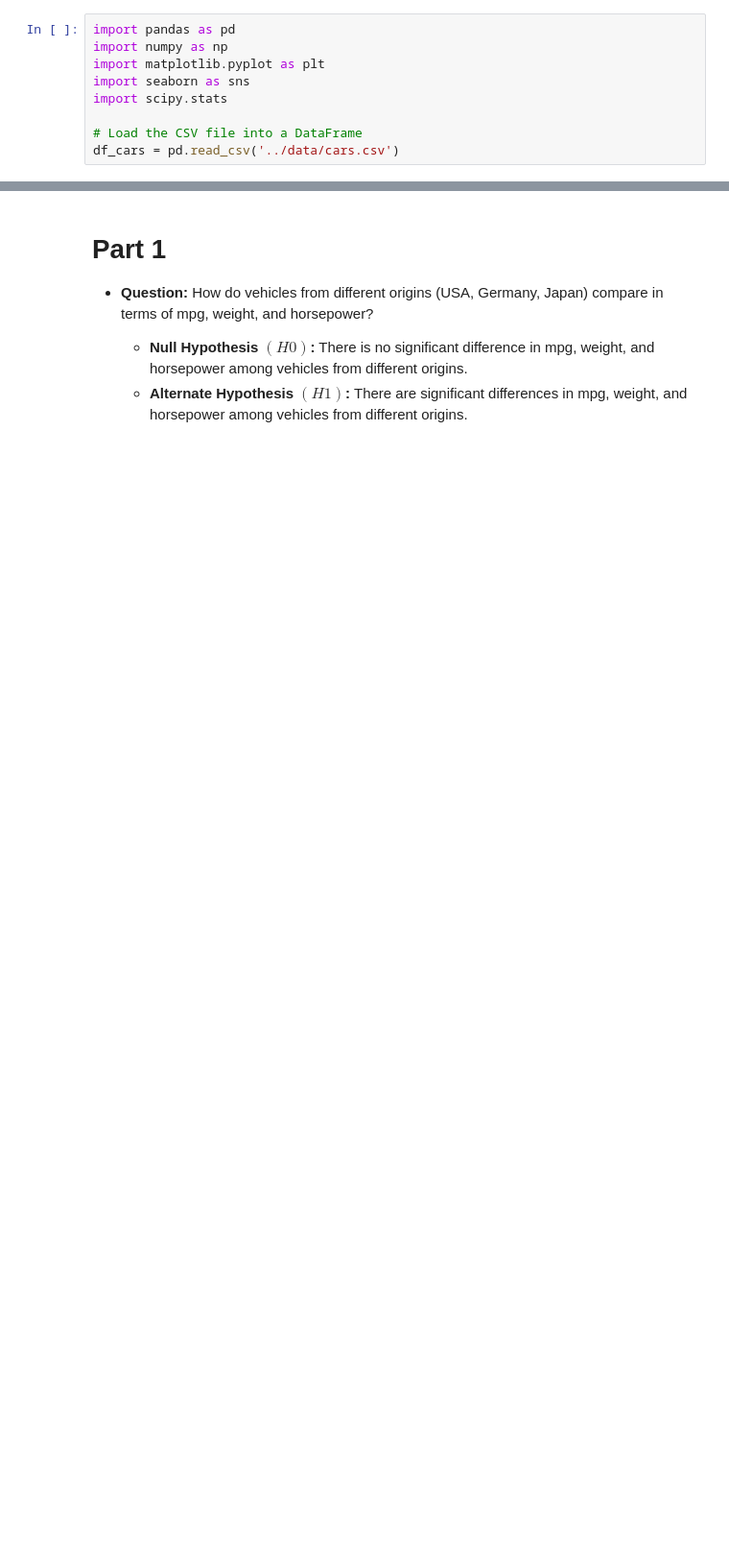
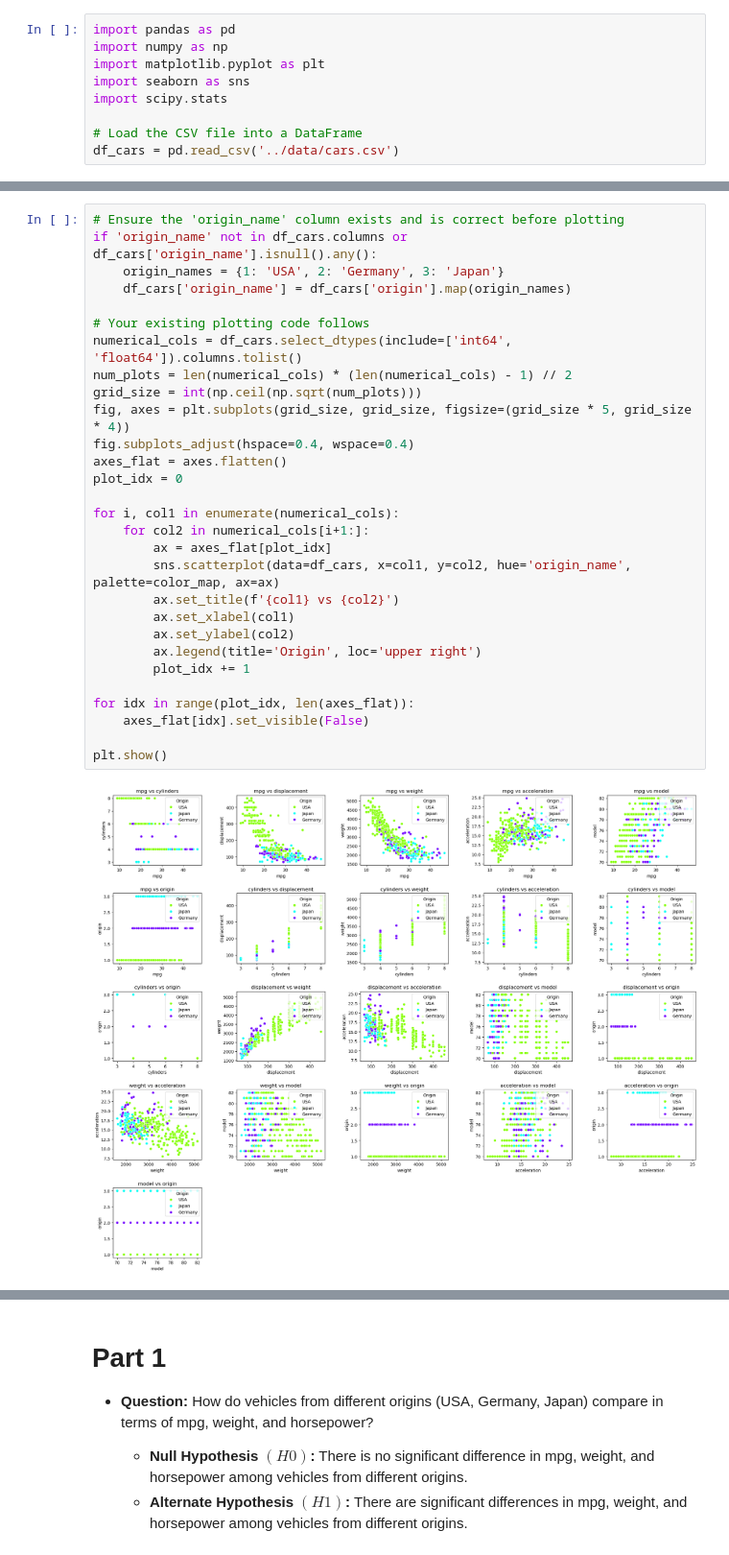
Before and after one commit to invinciblesk/car_statistical_hypothesis_testing, a Jupyter notebook: notebook/car_stats_hypo_test.ipynb, the cells around one changed output, grey strips where cells are left out. Shown at 96% size. Saved outputs shown, nothing was run; the diff lists cells and outputs as text; blank space fills up the shorter version.

Commit message:
Redid plots, changed to subplots

```diff
--- a/notebook/car_stats_hypo_test.ipynb
+++ b/notebook/car_stats_hypo_test.ipynb
@@ -53,0 +22,31 @@ for col1 in numerical_cols:
+# %%
+# Ensure the 'origin_name' column exists and is correct before plotting
+if 'origin_name' not in df_cars.columns or df_cars['origin_name'].isnull().any():
+    origin_names = {1: 'USA', 2: 'Germany', 3: 'Japan'}
+    df_cars['origin_name'] = df_cars['origin'].map(origin_names)
+
+# Your existing plotting code follows
+numerical_cols = df_cars.select_dtypes(include=['int64', 'float64']).columns.tolist()
+num_plots = len(numerical_cols) * (len(numerical_cols) - 1) // 2
+grid_size = int(np.ceil(np.sqrt(num_plots)))
+fig, axes = plt.subplots(grid_size, grid_size, figsize=(grid_size * 5, grid_size * 4))
+fig.subplots_adjust(hspace=0.4, wspace=0.4)
+axes_flat = axes.flatten()
+plot_idx = 0
+
+for i, col1 in enumerate(numerical_cols):
+    for col2 in numerical_cols[i+1:]:
+        ax = axes_flat[plot_idx]
+        sns.scatterplot(data=df_cars, x=col1, y=col2, hue='origin_name', palette=color_map, ax=ax)
+        ax.set_title(f'{col1} vs {col2}')
+        ax.set_xlabel(col1)
+        ax.set_ylabel(col2)
+        ax.legend(title='Origin', loc='upper right')
+        plot_idx += 1
+
+for idx in range(plot_idx, len(axes_flat)):
+    axes_flat[idx].set_visible(False)
+
+plt.show()
+# %% [output]
+[figure, added]
```
Also changed, not shown: parts of 5 cells of this notebook.
